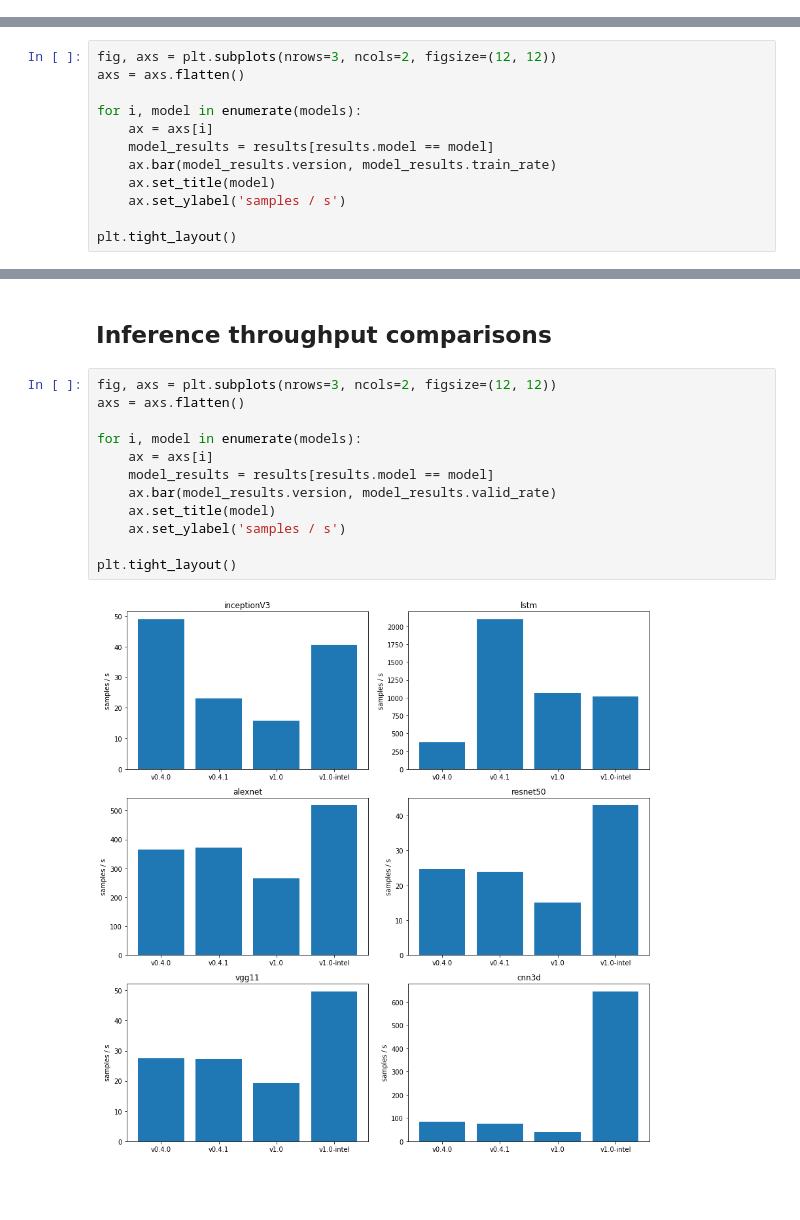
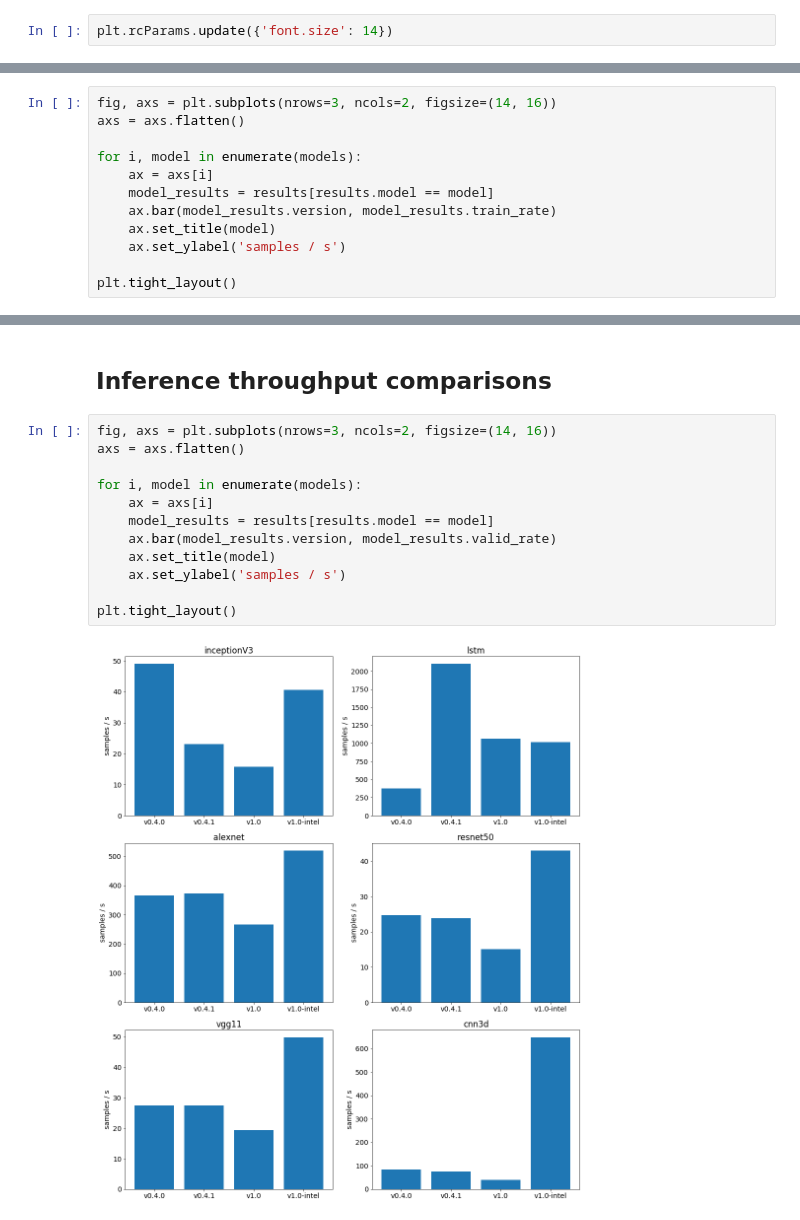
Before and after one commit to sparticlesteve/pytorch-benchmarks, a Jupyter notebook: notebooks/SoftwareAnalysis.ipynb, the cells around one changed output, grey strips where cells are left out. Drawn from its saved outputs; the diff is of its cells as text; blank space fills up the shorter version.

```diff
--- a/notebooks/SoftwareAnalysis.ipynb
+++ b/notebooks/SoftwareAnalysis.ipynb
@@ -10,3 +10,5 @@ import pandas as pd
 import matplotlib.pyplot as plt
 # %%
 %matplotlib inline
+# %%
+plt.rcParams.update({'font.size': 14})
@@ -66,7 +70,7 @@ results
 # %%
 models = results.model.unique()
 # %%
-fig, axs = plt.subplots(nrows=3, ncols=2, figsize=(12, 12))
+fig, axs = plt.subplots(nrows=3, ncols=2, figsize=(14, 16))
 axs = axs.flatten()
 
 for i, model in enumerate(models):
@@ -82,16 +86,16 @@ plt.tight_layout()
 # %% [markdown]
 ## Inference throughput comparisons
 # %%
-fig, axs = plt.subplots(nrows=3, ncols=2, figsize=(12, 12))
+fig, axs = plt.subplots(nrows=3, ncols=2, figsize=(14, 16))
 axs = axs.flatten()
 
 for i, model in enumerate(models):
     ax = axs[i]
     model_results = results[results.model == model]
     ax.bar(model_results.version, model_results.valid_rate)
     ax.set_title(model)
     ax.set_ylabel('samples / s')
 
 plt.tight_layout()
 # %% [output]
-[figure, old version]
+[figure, new version]
```
Also changed, not shown: parts of 3 cells of this notebook, 2 other files.
